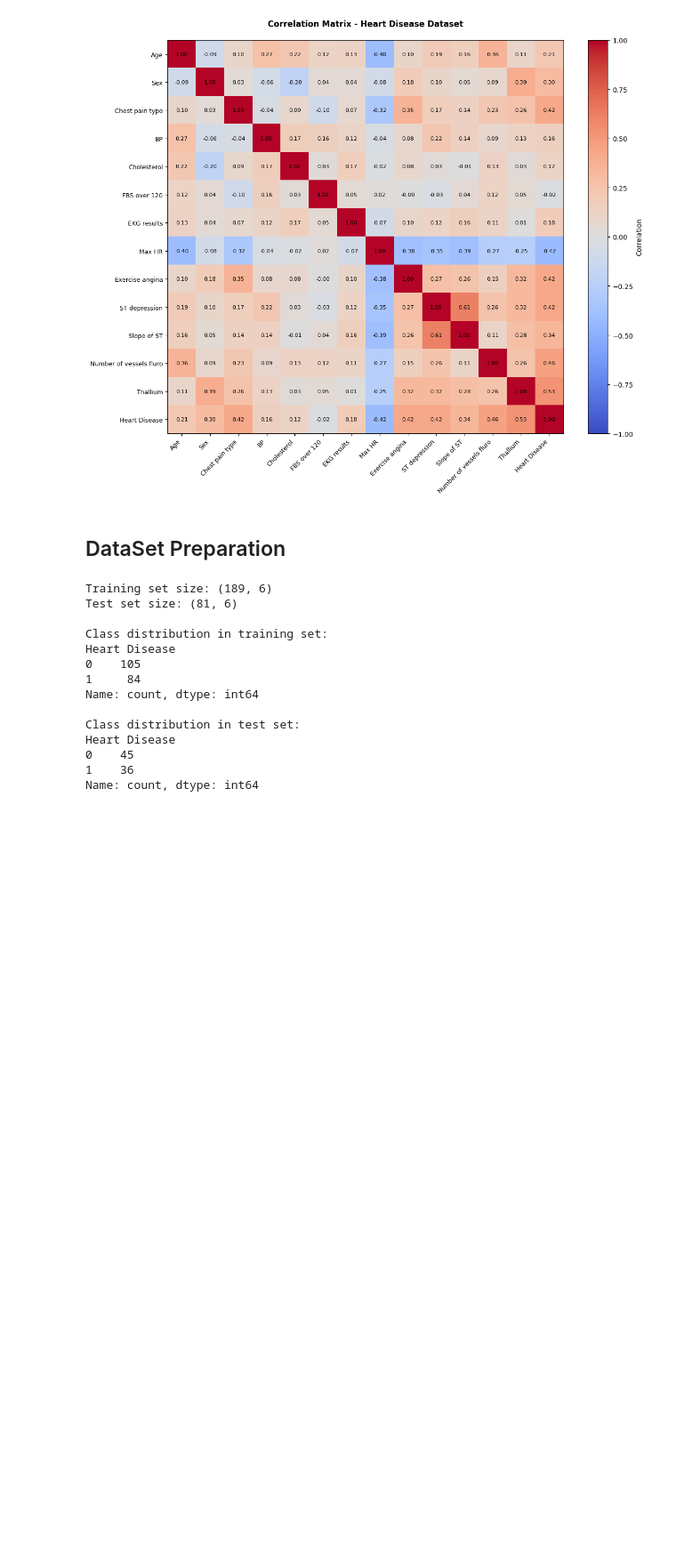
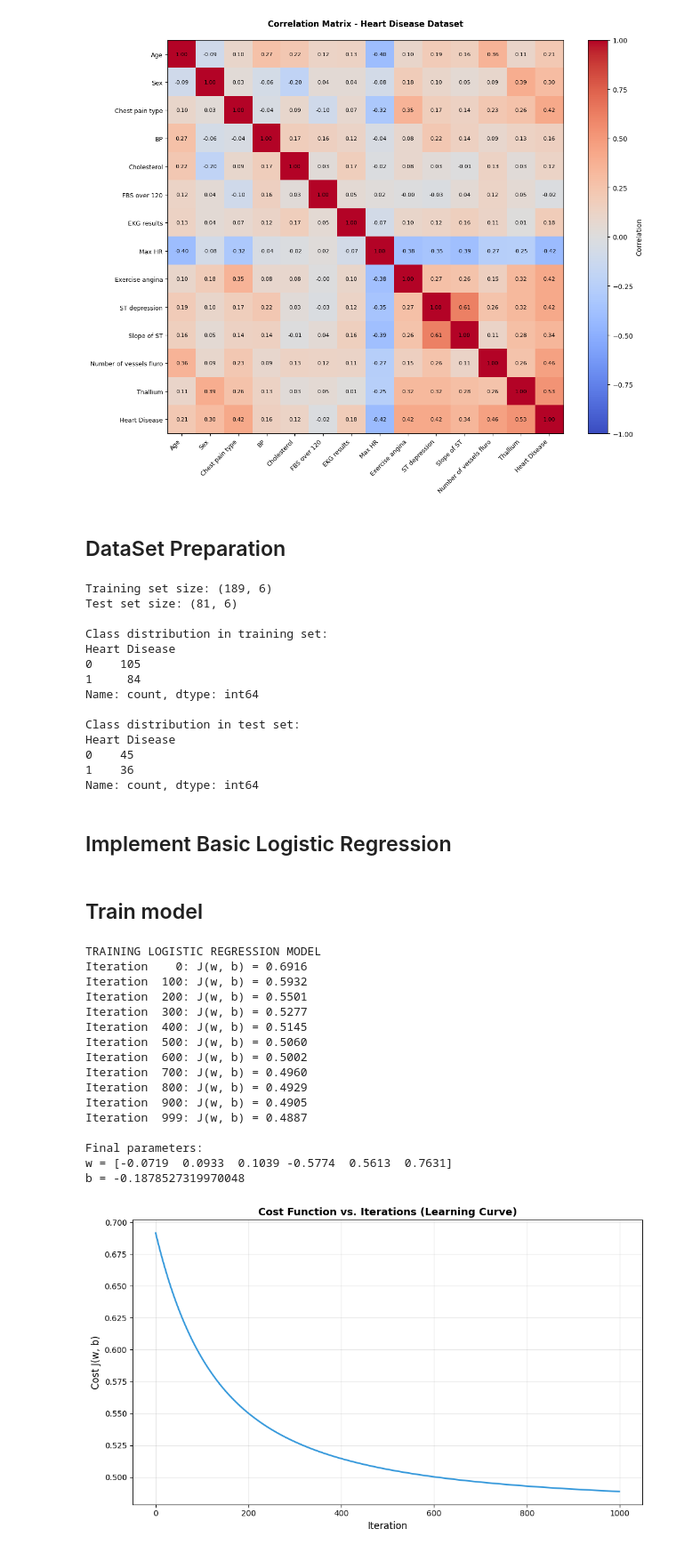
Before and after one commit to Willicami22/Logistic-Regression, a Jupyter notebook: heart_disease_lr_analysis.ipynb, the cells around one changed output. Shown at 89% size. Drawn from its saved outputs; the diff is of its cells as text; code cells hidden in the pictures; blank space fills up the shorter version.

Commit message:
Add Model Training and Metrics

```diff
--- a/heart_disease_lr_analysis.ipynb
+++ b/heart_disease_lr_analysis.ipynb
@@ -272,3 +272,5 @@ Heart Disease
 0    45
 1    36
 Name: count, dtype: int64
+# %% [markdown]
+## Implement Basic Logistic Regression
@@ -274,0 +335,47 @@ Name: count, dtype: int64
+# %% [markdown]
+## Train model
+# %%
+print("TRAINING LOGISTIC REGRESSION MODEL")
+
+# Initialize parameters
+w_init = np.zeros(X_train_scaled.shape[1])
+b_init = 0
+
+# Hyperparameters
+alpha = 0.01
+num_iters = 1000
+
+# Train the model
+w, b, J_history = gradient_descent(X_train_scaled, y_train.values, w_init, b_init, alpha, num_iters, print_every=100)
+
+print(f"\nFinal parameters:")
+print(f"w = {w}")
+print(f"b = {b}")
+
+# Plot cost function over iterations
+plt.figure(figsize=(10, 6))
+plt.plot(J_history, linewidth=2, color="#3498db")
+plt.xlabel("Iteration", fontsize=12)
+plt.ylabel("Cost J(w, b)", fontsize=12)
+plt.title("Cost Function vs. Iterations (Learning Curve)", fontsize=13, fontweight="bold")
+plt.grid(True, alpha=0.3)
+plt.tight_layout()
+plt.show()
+# %% [output]
+TRAINING LOGISTIC REGRESSION MODEL
+Iteration    0: J(w, b) = 0.6916
+Iteration  100: J(w, b) = 0.5932
+Iteration  200: J(w, b) = 0.5501
+Iteration  300: J(w, b) = 0.5277
+Iteration  400: J(w, b) = 0.5145
+Iteration  500: J(w, b) = 0.5060
+Iteration  600: J(w, b) = 0.5002
+Iteration  700: J(w, b) = 0.4960
+Iteration  800: J(w, b) = 0.4929
+Iteration  900: J(w, b) = 0.4905
+Iteration  999: J(w, b) = 0.4887
+
+Final parameters:
+w = [-0.0719  0.0933  0.1039 -0.5774  0.5613  0.7631]
+b = -0.1878527319970048
+[figure, added]
```
Also changed, not shown: parts of 2 cells of this notebook.
